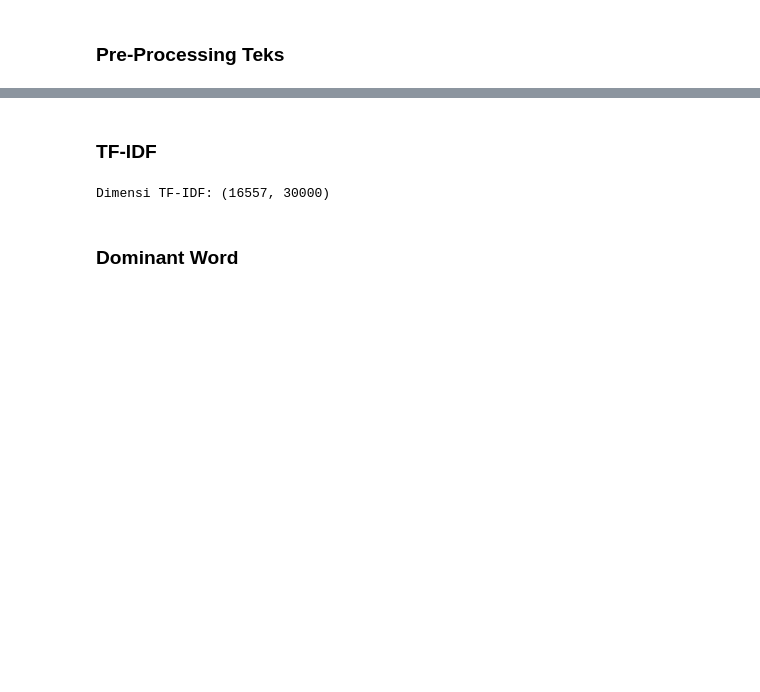
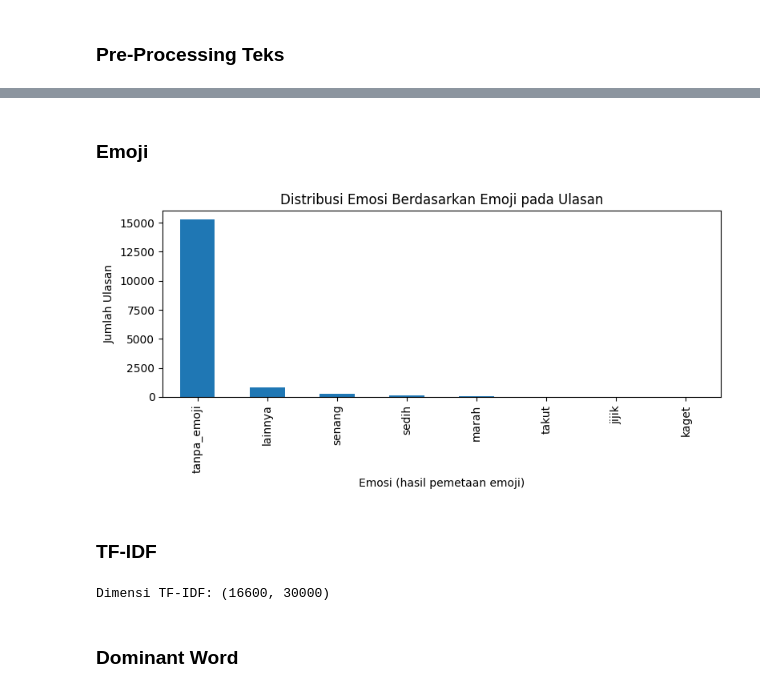
Before and after one commit to agastyaa-nar/Analisis-Sentiment-Dashboard, a Jupyter notebook: SIREKAP_Sentiment_Analysis.ipynb, the cells around one changed output, grey strips where cells are left out. Cells and saved outputs as stored; diff of their text form; code cells hidden in the pictures; blank space fills up the shorter version.

```diff
--- a/SIREKAP_Sentiment_Analysis.ipynb
+++ b/SIREKAP_Sentiment_Analysis.ipynb
@@ -252,3 +383,25 @@ Selesai, disimpan ke data/clean_reviews.csv
+# %% [markdown]
+### Emoji
+# %%
+import matplotlib.pyplot as plt
+
+# pastikan kolom emoji_emotion ada
+df = pd.read_csv("data/clean_reviews.csv")
+if "emoji_emotion" not in df.columns:
+    raise KeyError("Kolom emoji_emotion belum ada. Pastikan preprocessing emoji sudah dijalankan.")
+
+emo_counts = df["emoji_emotion"].value_counts()
+
+plt.figure(figsize=(8,4))
+emo_counts.plot(kind="bar")
+plt.title("Distribusi Emosi Berdasarkan Emoji pada Ulasan")
+plt.xlabel("Emosi (hasil pemetaan emoji)")
+plt.ylabel("Jumlah Ulasan")
+plt.tight_layout()
+plt.savefig("images/distribusi_emoji_emotion.png", dpi=200)
+plt.show()
+# %% [output]
+[figure, added]
 # %% [markdown]
 ### TF-IDF
 # %%
@@ -275,7 +428,7 @@ joblib.dump(tfidf, "artifacts/tfidf_vectorizer.pkl")
 
 print("Dimensi TF-IDF:", X_tfidf.shape)
 # %% [output]
-Dimensi TF-IDF: (16557, 30000)
+Dimensi TF-IDF: (16600, 30000)
 # %% [markdown]
 ### Dominant Word
 # %%
```
Also changed, not shown: parts of 19 cells of this notebook, 15 other files.
